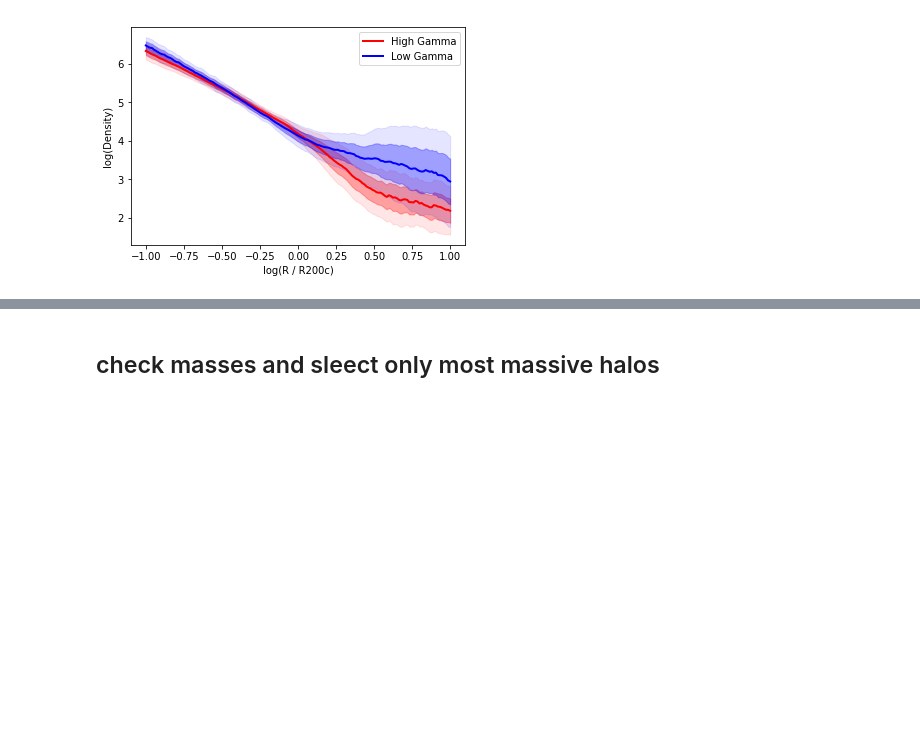
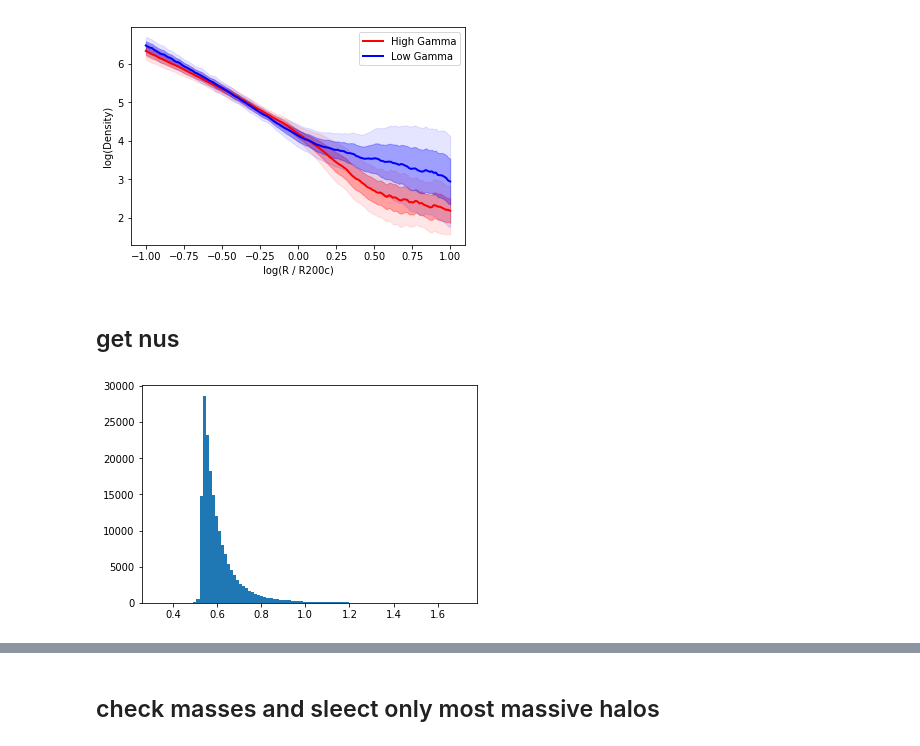
Before and after one commit to f-ardila/data-viz, a Jupyter notebook: Enia_project/testing.ipynb, the cells around one changed output, grey strips where cells are left out. Cells and saved outputs as stored; diff of their text form; code cells hidden in the pictures; blank space fills up the shorter version.

```diff
--- a/Enia_project/testing.ipynb
+++ b/Enia_project/testing.ipynb
@@ -405,3 +426,14 @@ plt.legend()
 plt.show()
 # %% [output]
 [figure]
+# %% [markdown]
+## get nus
+# %%
+from colossus.lss.peaks import peakHeight
+
+nu = peakHeight(dic_100["profiles"]['M200c'], z_100)
+# %%
+plt.hist(nu, bins =100)
+plt.show()
+# %% [output]
+[figure, added]
```
Also changed, not shown: parts of 43 cells of this notebook.
